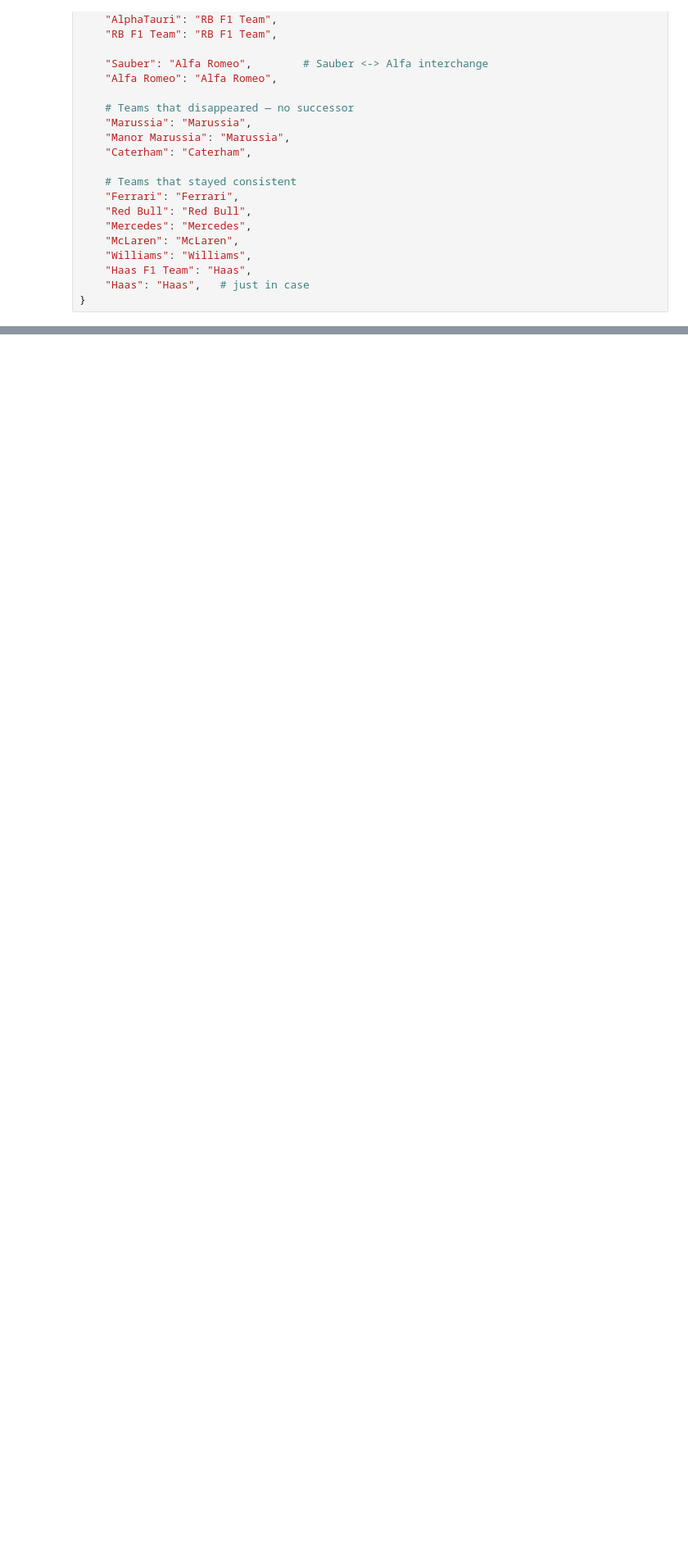
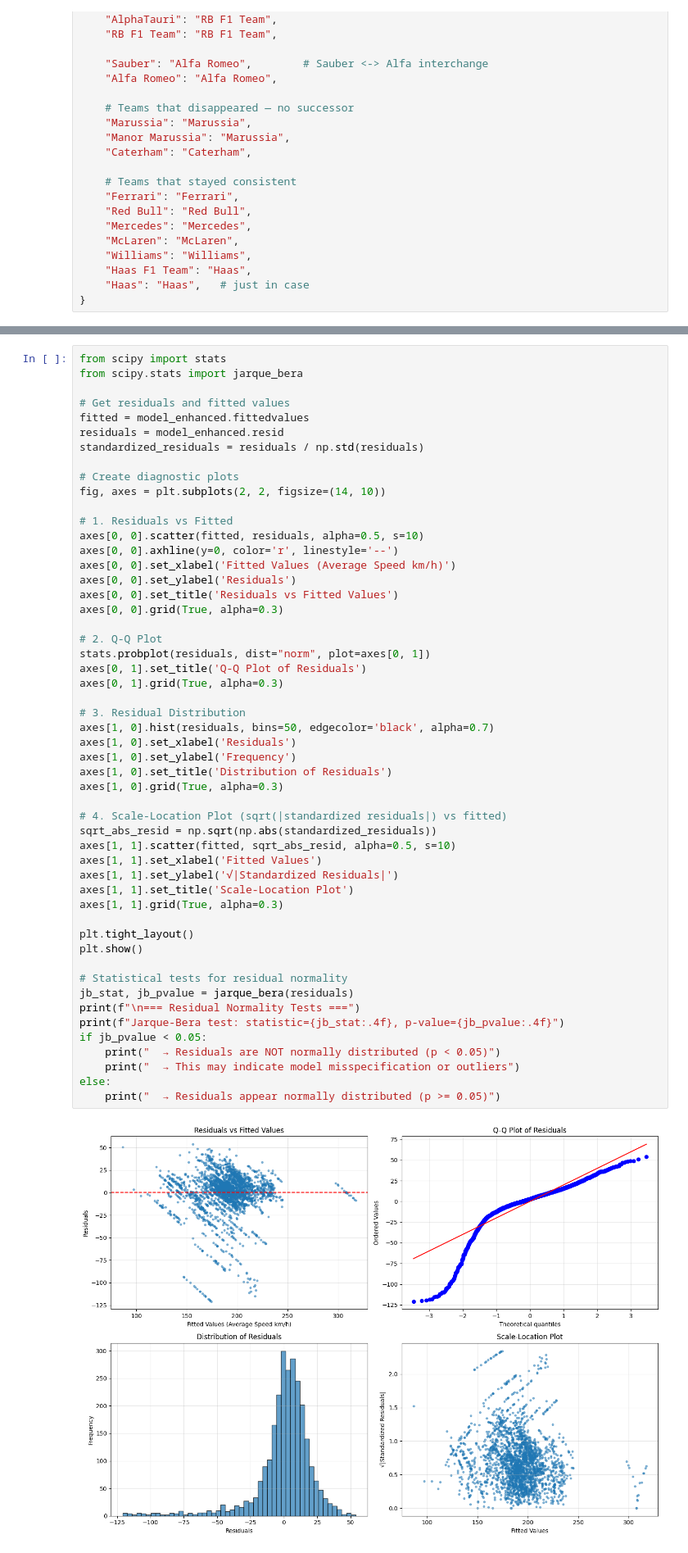
Before and after one commit to Rakshit1899/F1-Finishing-Time-Regression-Project, a Jupyter notebook: notebooks/01_eda.ipynb, the cells around one changed output, grey strips where cells are left out. Shown: that part at 82% size. Cells and saved outputs as stored; diff of their text form; blank space fills up the shorter version.

```diff
--- a/notebooks/01_eda.ipynb
+++ b/notebooks/01_eda.ipynb
@@ -257,0 +726,54 @@ constructor_map = {
+# %%
+from scipy import stats
+from scipy.stats import jarque_bera
+
+# Get residuals and fitted values
+fitted = model_enhanced.fittedvalues
+residuals = model_enhanced.resid
+standardized_residuals = residuals / np.std(residuals)
+
+# Create diagnostic plots
+fig, axes = plt.subplots(2, 2, figsize=(14, 10))
+
+# 1. Residuals vs Fitted
+axes[0, 0].scatter(fitted, residuals, alpha=0.5, s=10)
+axes[0, 0].axhline(y=0, color='r', linestyle='--')
+axes[0, 0].set_xlabel('Fitted Values (Average Speed km/h)')
+axes[0, 0].set_ylabel('Residuals')
+axes[0, 0].set_title('Residuals vs Fitted Values')
+axes[0, 0].grid(True, alpha=0.3)
+
+# 2. Q-Q Plot
+stats.probplot(residuals, dist="norm", plot=axes[0, 1])
+axes[0, 1].set_title('Q-Q Plot of Residuals')
+axes[0, 1].grid(True, alpha=0.3)
+
+# 3. Residual Distribution
+axes[1, 0].hist(residuals, bins=50, edgecolor='black', alpha=0.7)
+axes[1, 0].set_xlabel('Residuals')
+axes[1, 0].set_ylabel('Frequency')
+axes[1, 0].set_title('Distribution of Residuals')
+axes[1, 0].grid(True, alpha=0.3)
+
+# 4. Scale-Location Plot (sqrt(|standardized residuals|) vs fitted)
+sqrt_abs_resid = np.sqrt(np.abs(standardized_residuals))
+axes[1, 1].scatter(fitted, sqrt_abs_resid, alpha=0.5, s=10)
+axes[1, 1].set_xlabel('Fitted Values')
+axes[1, 1].set_ylabel('√|Standardized Residuals|')
+axes[1, 1].set_title('Scale-Location Plot')
+axes[1, 1].grid(True, alpha=0.3)
+
+plt.tight_layout()
+plt.show()
+
+# Statistical tests for residual normality
+jb_stat, jb_pvalue = jarque_bera(residuals)
+print(f"\n=== Residual Normality Tests ===")
+print(f"Jarque-Bera test: statistic={jb_stat:.4f}, p-value={jb_pvalue:.4f}")
+if jb_pvalue < 0.05:
+    print("  → Residuals are NOT normally distributed (p < 0.05)")
+    print("  → This may indicate model misspecification or outliers")
+else:
+    print("  → Residuals appear normally distributed (p >= 0.05)")
+# %% [output]
+[figure, added]
```
Also changed, not shown: parts of 47 cells of this notebook.
